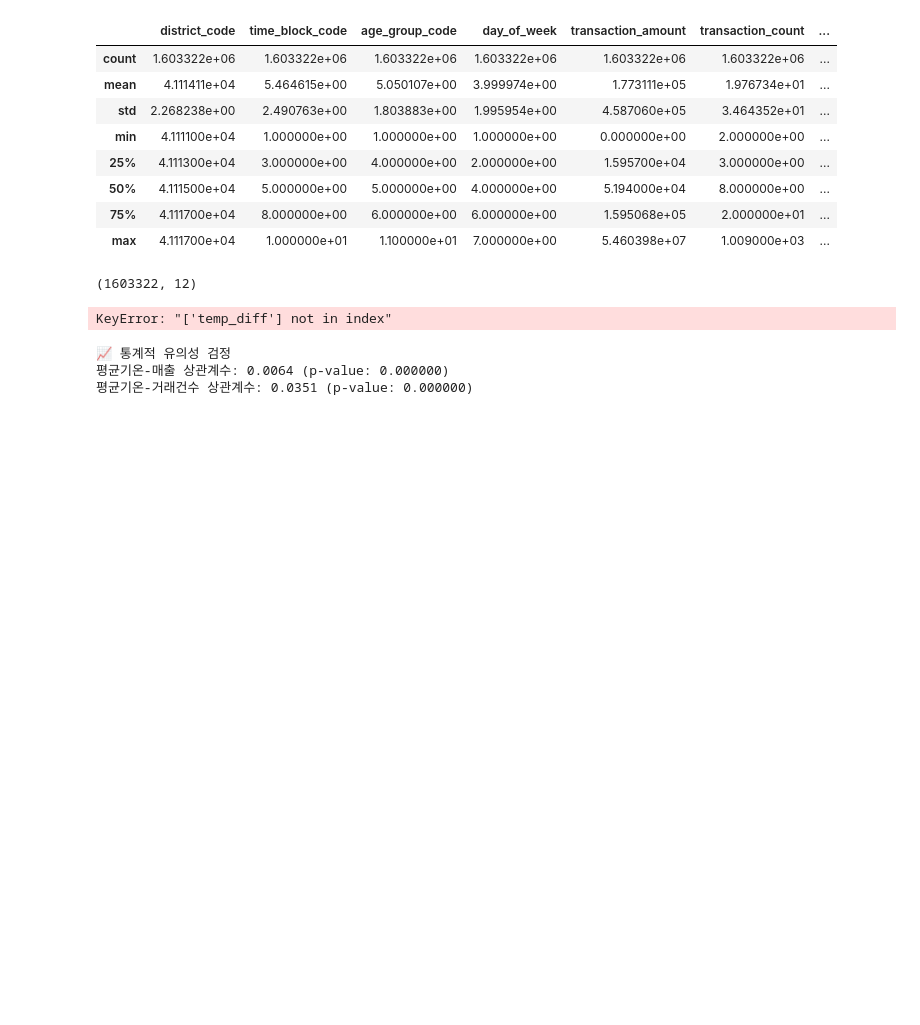
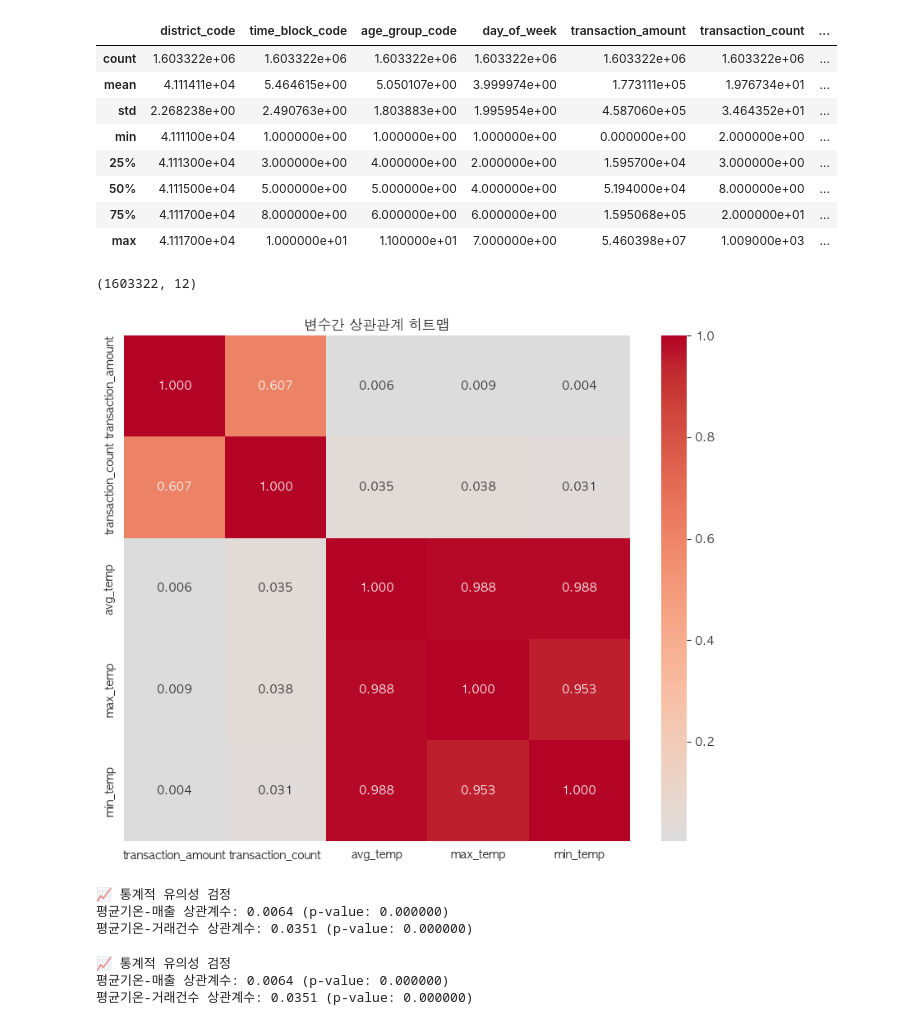
Before and after one commit to ESTCAMP-Team5/first_project, a Jupyter notebook: credit_card_usage_modeling/workspace/EDA/doyoung/EDA.ipynb, the cells around one changed output. Drawn from its saved outputs; the diff is of its cells as text; code cells hidden in the pictures; blank space fills up the shorter version.

```diff
--- a/credit_card_usage_modeling/workspace/EDA/doyoung/EDA.ipynb
+++ b/credit_card_usage_modeling/workspace/EDA/doyoung/EDA.ipynb
@@ -139,27 +144,30 @@ df.shape
 (1603322, 12)
 # %%
 # 상관계수 계산
-correlation_vars = ['transaction_amount', 'transaction_count', 'avg_temp', 'max_temp', 'min_temp', 'temp_diff']
+correlation_vars = ['transaction_amount', 'transaction_count', 'avg_temp', 'max_temp', 'min_temp']
 correlation_matrix = df[correlation_vars].corr()
 
 # 상관계수 히트맵
 plt.figure(figsize=(10, 8))
 sns.heatmap(correlation_matrix, annot=True, cmap='coolwarm', center=0,
             square=True, fmt='.3f')
 plt.title('변수간 상관관계 히트맵')
 plt.show()
 
 
 # 통계적 유의성 검정
 print("📈 통계적 유의성 검정")
 temp_amount_corr, temp_amount_p = stats.pearsonr(df['avg_temp'], df['transaction_amount'])
 print(f"평균기온-매출 상관계수: {temp_amount_corr:.4f} (p-value: {temp_amount_p:.6f})")
 
 temp_count_corr, temp_count_p = stats.pearsonr(df['avg_temp'], df['transaction_count'])
 print(f"평균기온-거래건수 상관계수: {temp_count_corr:.4f} (p-value: {temp_count_p:.6f})")
 print()
 # %% [output]
+[figure, added]
-KeyError: "['temp_diff'] not in index"
+📈 통계적 유의성 검정
+평균기온-매출 상관계수: 0.0064 (p-value: 0.000000)
+평균기온-거래건수 상관계수: 0.0351 (p-value: 0.000000)
 # %%
 # 통계적 유의성 검정
 print("📈 통계적 유의성 검정")
```
Also changed, not shown: parts of 9 cells of this notebook.
